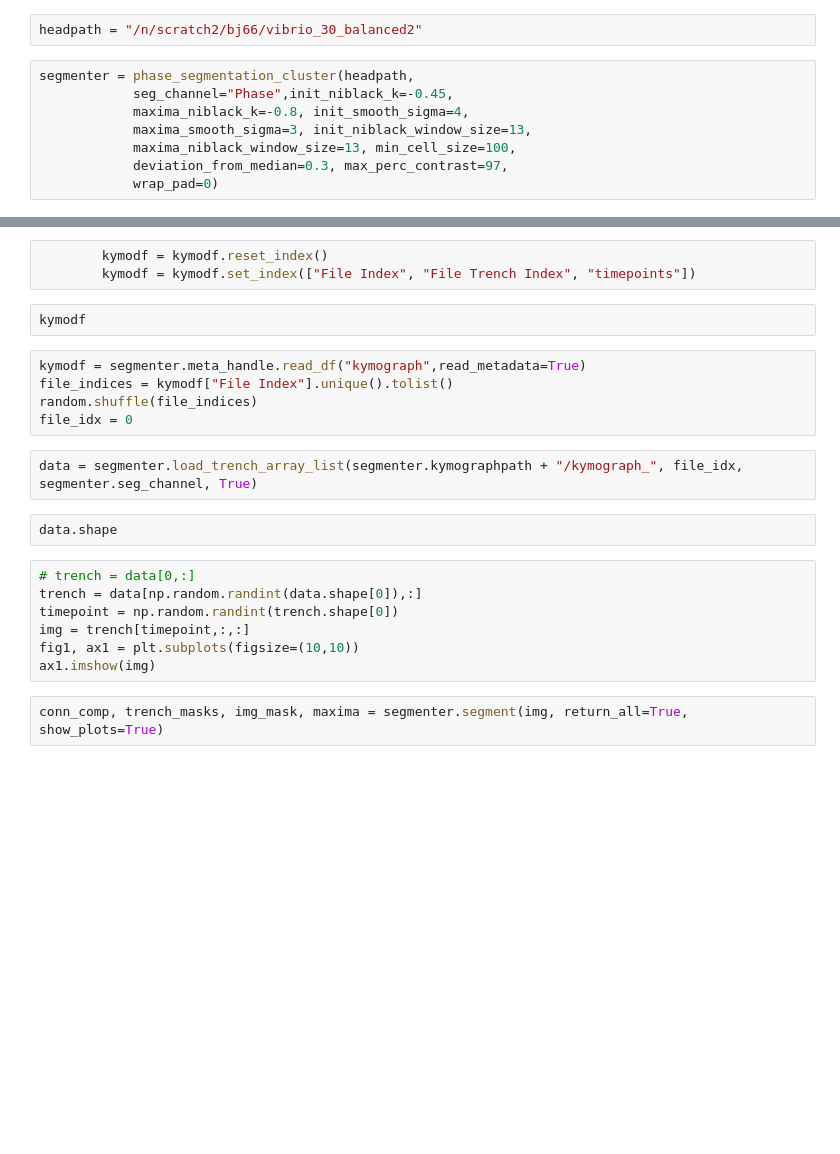
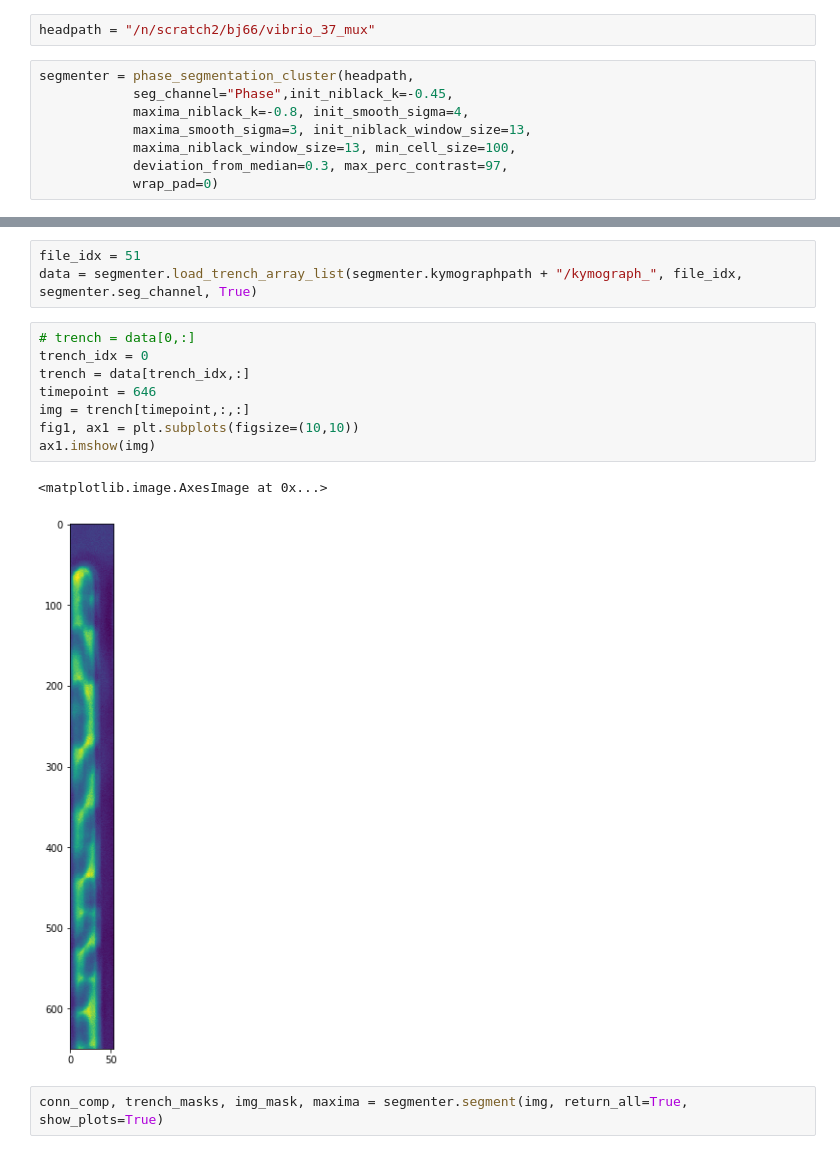
Before and after one commit to paulssonlab/TrenchRipper, a Jupyter notebook: phase_seg_test.ipynb, the cells around one changed output, grey strips where cells are left out. Saved outputs shown, nothing was run; the diff lists cells and outputs as text; blank space fills up the shorter version.

```diff
--- a/phase_seg_test.ipynb
+++ b/phase_seg_test.ipynb
@@ -12,7 +12,7 @@ import random
 # %%
 import dask
 # %%
-headpath = "/n/scratch2/bj66/vibrio_30_balanced2"
+headpath = "/n/scratch2/bj66/vibrio_37_mux"
 # %%
 segmenter = phase_segmentation_cluster(headpath,
             seg_channel="Phase",init_niblack_k=-0.45,
@@ -27,24 +28,17 @@ metadata = kymodf.metadata
-# %%
-        kymodf = kymodf.reset_index()
-        kymodf = kymodf.set_index(["File Index", "File Trench Index", "timepoints"])
-# %%
-kymodf
-# %%
-kymodf = segmenter.meta_handle.read_df("kymograph",read_metadata=True)
-file_indices = kymodf["File Index"].unique().tolist()
-random.shuffle(file_indices)
-file_idx = 0
 # %%
+file_idx = 51
 data = segmenter.load_trench_array_list(segmenter.kymographpath + "/kymograph_", file_idx, segmenter.seg_channel, True)
-# %%
-data.shape
 # %%
 # trench = data[0,:]
-trench = data[np.random.randint(data.shape[0]),:]
-timepoint = np.random.randint(trench.shape[0])
+trench_idx = 0
+trench = data[trench_idx,:]
+timepoint = 646
 img = trench[timepoint,:,:]
 fig1, ax1 = plt.subplots(figsize=(10,10))
 ax1.imshow(img)
+# %% [output]
+<matplotlib.image.AxesImage at 0x...>
+[figure, added]
 # %%
 conn_comp, trench_masks, img_mask, maxima = segmenter.segment(img, return_all=True, show_plots=True)
 # %%
```
Also changed, not shown: parts of 11 cells of this notebook, 2 other files.
